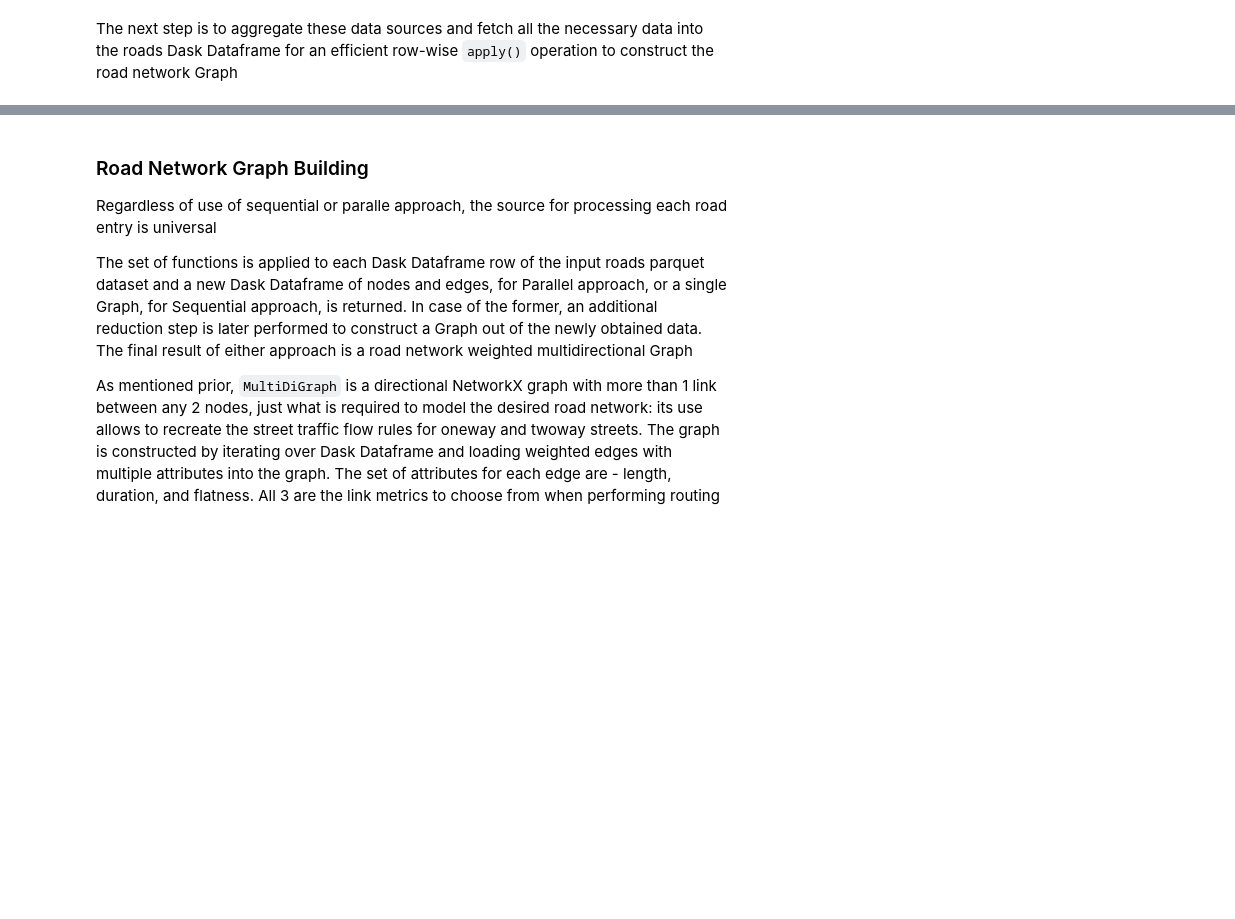
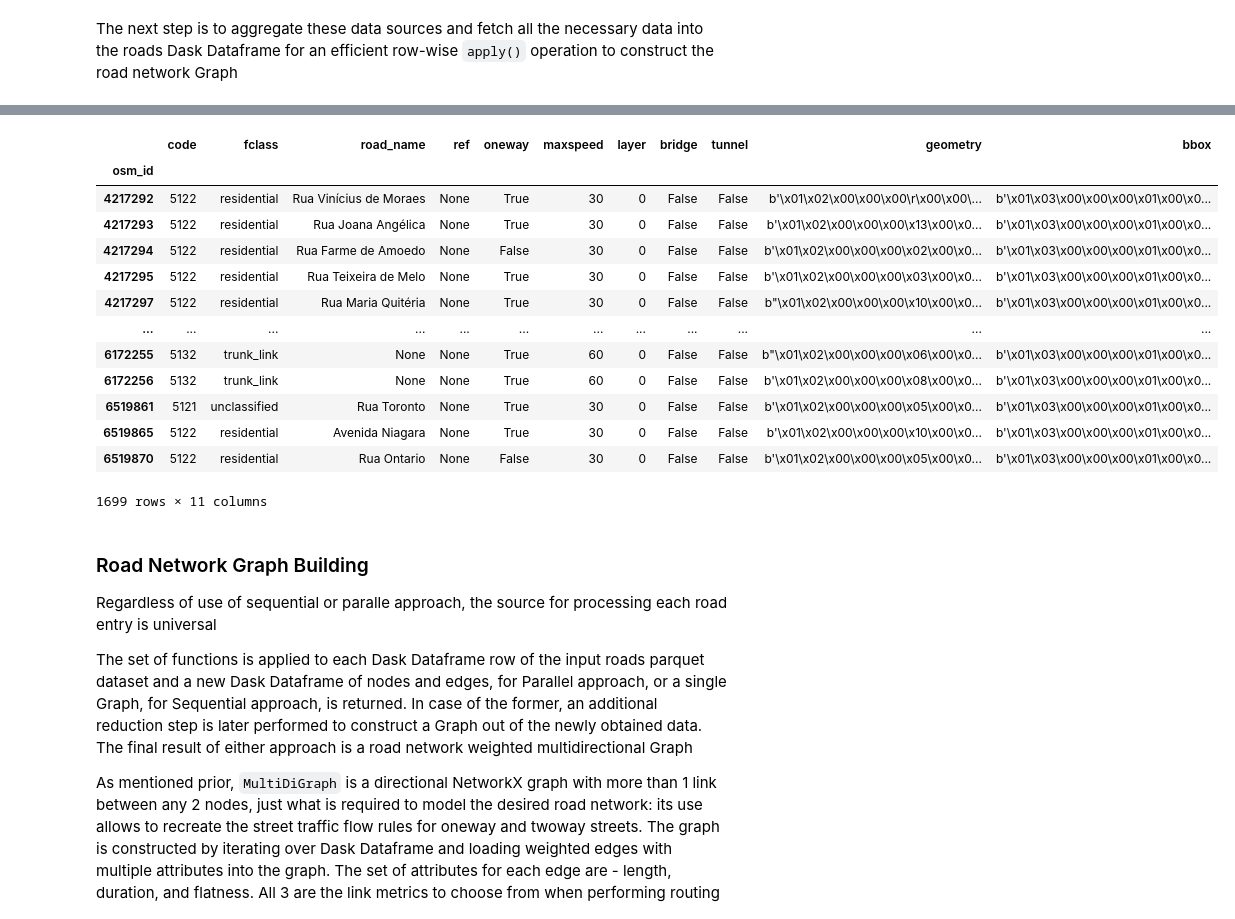
Before and after one commit to maximyudayev/YY-MANET-Protocol, a Jupyter notebook: local/data_preprocessing.ipynb, the cells around one changed output, grey strips where cells are left out. Drawn from its saved outputs; the diff is of its cells as text; code cells hidden in the pictures; blank space fills up the shorter version.

```diff
--- a/local/data_preprocessing.ipynb
+++ b/local/data_preprocessing.ipynb
@@ -407,3 +608,21 @@ df = dd.read_parquet(df_url, engine='pyarrow')
+# %%
+d = pd.read_parquet('./../data/osm_roads/roads_partition.parquet/part0.parquet')
+d
+# %% [output]
+|  | code | fclass | road_name | ref | oneway | maxspeed | layer | bridge | tunnel | geometry | bbox |
+| osm_id |  |  |  |  |  |  |  |  |  |  |  |
+| 4217292 | 5122 | residential | Rua Vinícius de Moraes | None | True | 30 | 0 | False | False | b'\x01\x02\x00\x00\x00\r\x00\x00\... | b'\x01\x03\x00\x00\x00\x01\x00\x0... |
+| 4217293 | 5122 | residential | Rua Joana Angélica | None | True | 30 | 0 | False | False | b'\x01\x02\x00\x00\x00\x13\x00\x0... | b'\x01\x03\x00\x00\x00\x01\x00\x0... |
+| 4217294 | 5122 | residential | Rua Farme de Amoedo | None | False | 30 | 0 | False | False | b'\x01\x02\x00\x00\x00\x02\x00\x0... | b'\x01\x03\x00\x00\x00\x01\x00\x0... |
+| 4217295 | 5122 | residential | Rua Teixeira de Melo | None | True | 30 | 0 | False | False | b'\x01\x02\x00\x00\x00\x03\x00\x0... | b'\x01\x03\x00\x00\x00\x01\x00\x0... |
+| 4217297 | 5122 | residential | Rua Maria Quitéria | None | True | 30 | 0 | False | False | b"\x01\x02\x00\x00\x00\x10\x00\x0... | b'\x01\x03\x00\x00\x00\x01\x00\x0... |
+| ... | ... | ... | ... | ... | ... | ... | ... | ... | ... | ... | ... |
+| 6172255 | 5132 | trunk_link | None | None | True | 60 | 0 | False | False | b"\x01\x02\x00\x00\x00\x06\x00\x0... | b'\x01\x03\x00\x00\x00\x01\x00\x0... |
+| 6172256 | 5132 | trunk_link | None | None | True | 60 | 0 | False | False | b'\x01\x02\x00\x00\x00\x08\x00\x0... | b'\x01\x03\x00\x00\x00\x01\x00\x0... |
+| 6519861 | 5121 | unclassified | Rua Toronto | None | True | 30 | 0 | False | False | b'\x01\x02\x00\x00\x00\x05\x00\x0... | b'\x01\x03\x00\x00\x00\x01\x00\x0... |
+| 6519865 | 5122 | residential | Avenida Niagara | None | True | 30 | 0 | False | False | b'\x01\x02\x00\x00\x00\x10\x00\x0... | b'\x01\x03\x00\x00\x00\x01\x00\x0... |
+| 6519870 | 5122 | residential | Rua Ontario | None | False | 30 | 0 | False | False | b'\x01\x02\x00\x00\x00\x05\x00\x0... | b'\x01\x03\x00\x00\x00\x01\x00\x0... |
+1699 rows × 11 columns
 # %% [markdown]
 ### Road Network Graph Building ###
 
```
Also changed, not shown: parts of 29 cells of this notebook, 12 other files.
